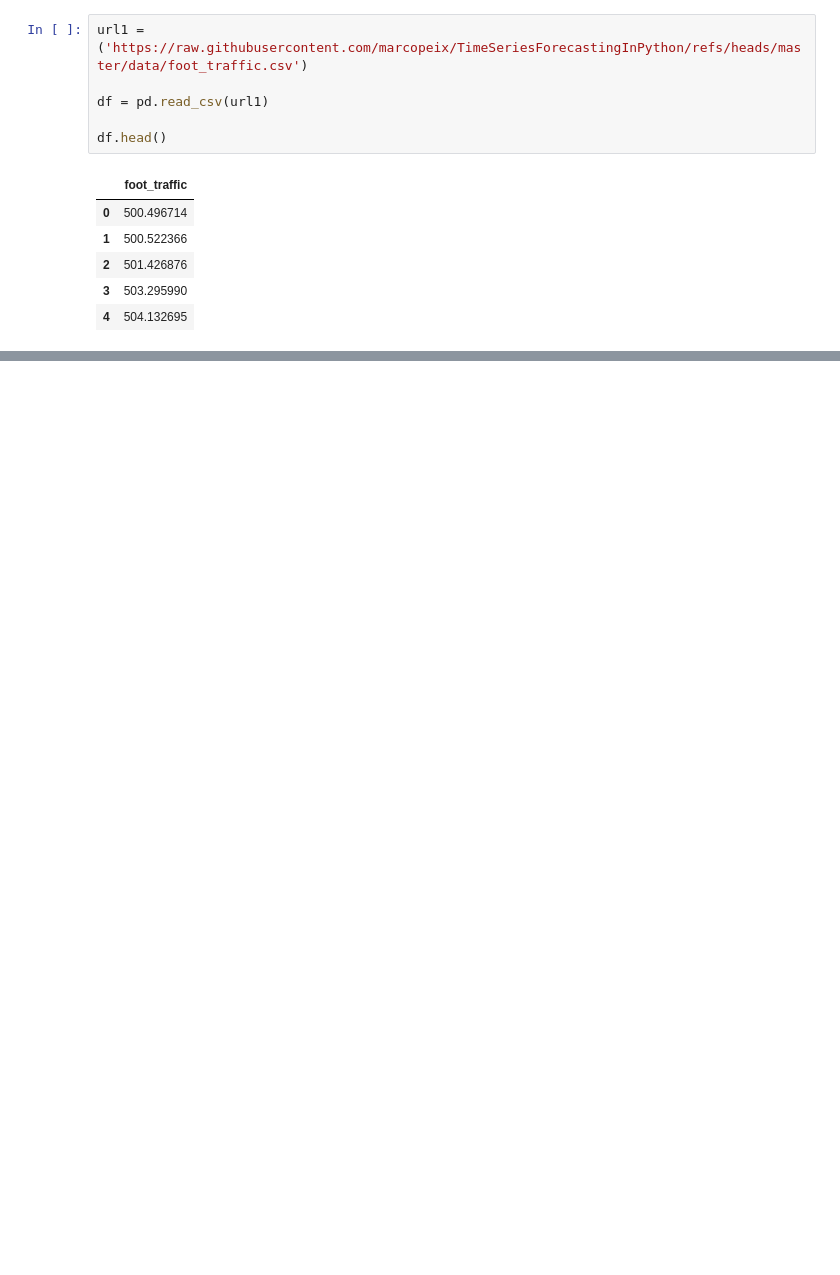
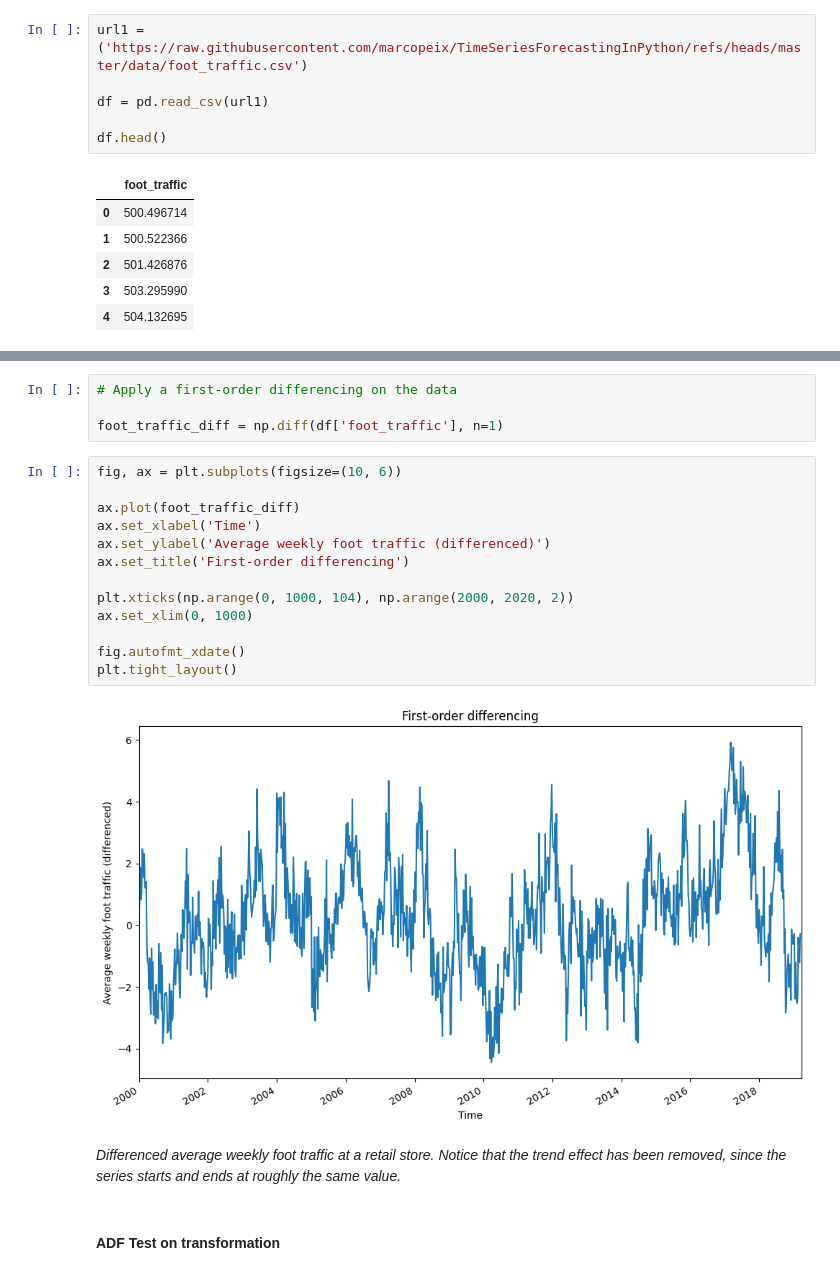
Before and after one commit to LeonardoSMSoares/Economics-Finance, a Jupyter notebook: Time Series Forecasting in Python/TSF 06 - Modeling an Autoregressive Process.ipynb, the cells around one changed output, grey strips where cells are left out. Drawn from its saved outputs; the diff is of its cells as text; blank space fills up the shorter version.

```diff
--- a/Time Series Forecasting in Python/TSF 06 - Modeling an Autoregressive Process.ipynb
+++ b/Time Series Forecasting in Python/TSF 06 - Modeling an Autoregressive Process.ipynb
@@ -44,0 +81,23 @@ plt.tight_layout()
+# %%
+# Apply a first-order differencing on the data
+
+foot_traffic_diff = np.diff(df['foot_traffic'], n=1)
+# %%
+fig, ax = plt.subplots(figsize=(10, 6))
+
+ax.plot(foot_traffic_diff)
+ax.set_xlabel('Time')
+ax.set_ylabel('Average weekly foot traffic (differenced)')
+ax.set_title('First-order differencing')
+
+plt.xticks(np.arange(0, 1000, 104), np.arange(2000, 2020, 2))
+ax.set_xlim(0, 1000)
+
+fig.autofmt_xdate()
+plt.tight_layout()
+# %% [output]
+[figure, added]
+# %% [markdown]
+*Differenced average weekly foot traffic at a retail store. Notice that the trend effect has been removed, since the series starts and ends at roughly the same value.*
+# %% [markdown]
+#### ADF Test on transformation
```
Also changed, not shown: parts of 33 cells of this notebook.
